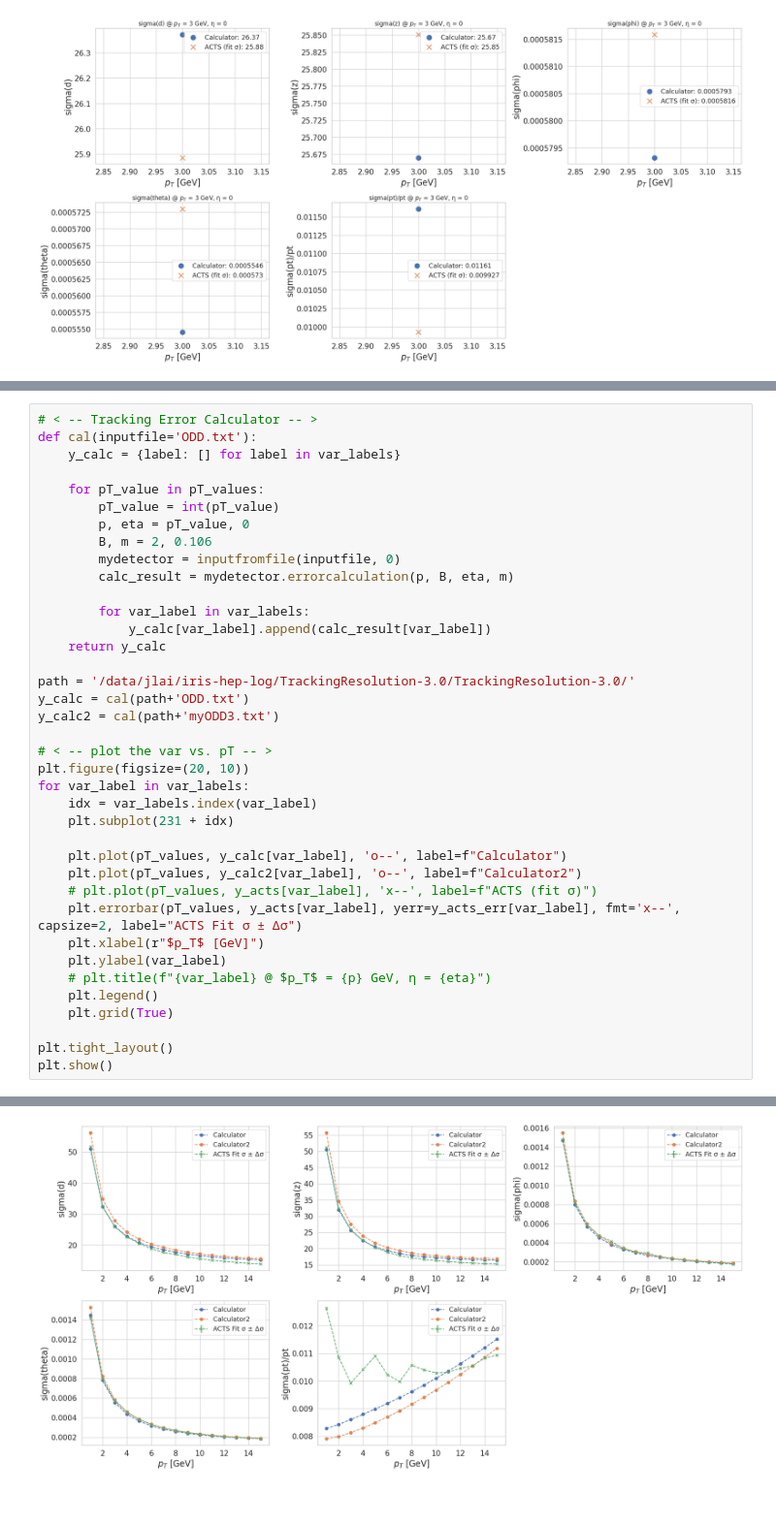
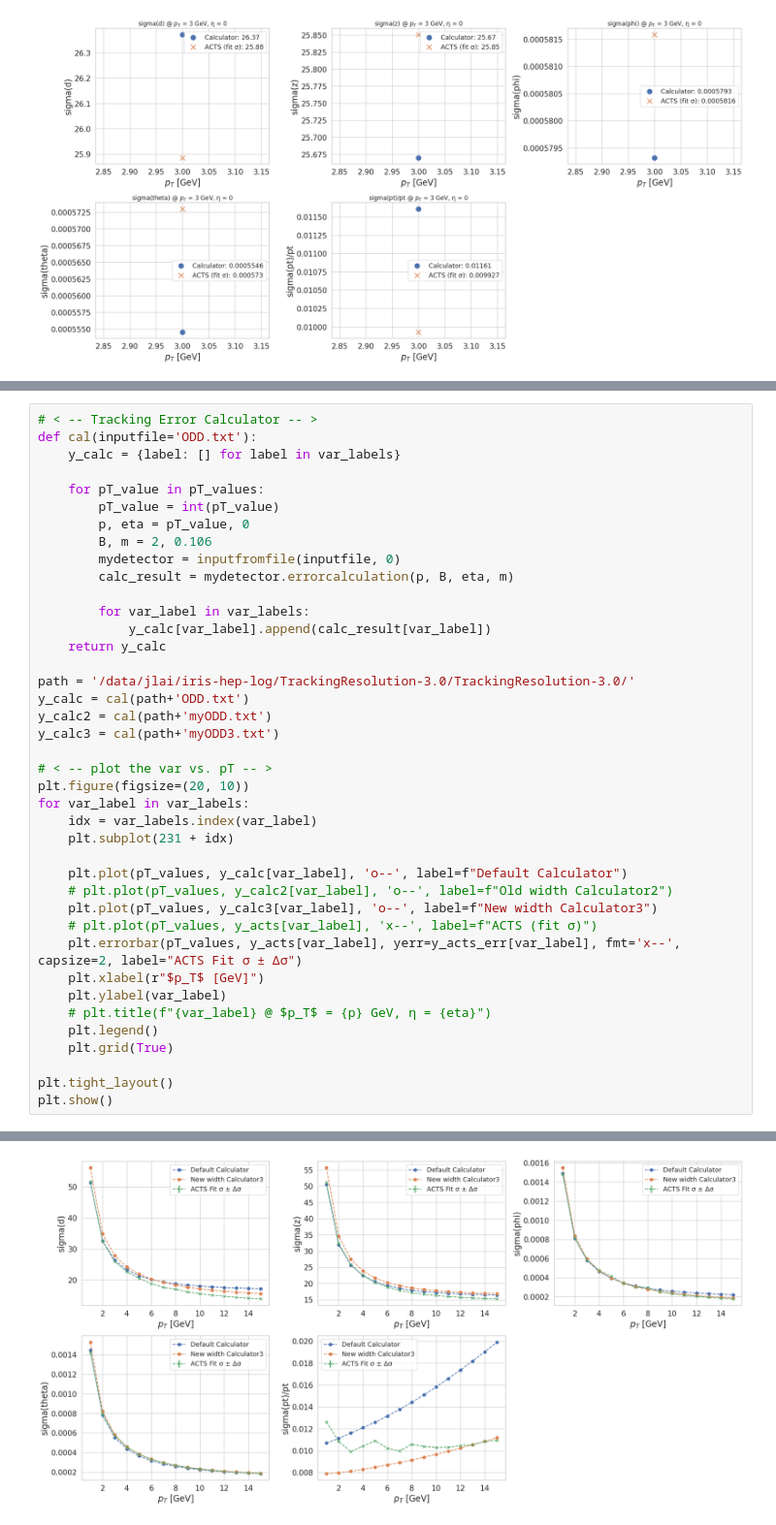
Before and after one commit to dlai211/iris-hep-log, a Jupyter notebook: code/track_parameter_vs_pT.ipynb, the cells around one changed output, grey strips where cells are left out. Shown: that part at 97% size. Cells and saved outputs as stored; diff of their text form.

```diff
--- a/code/track_parameter_vs_pT.ipynb
+++ b/code/track_parameter_vs_pT.ipynb
@@ -220,7 +243,8 @@ def cal(inputfile='ODD.txt'):
 
 path = '/data/jlai/iris-hep-log/TrackingResolution-3.0/TrackingResolution-3.0/'
 y_calc = cal(path+'ODD.txt')
-y_calc2 = cal(path+'myODD3.txt')
+y_calc2 = cal(path+'myODD.txt')
+y_calc3 = cal(path+'myODD3.txt')
 
 # < -- plot the var vs. pT -- >
 plt.figure(figsize=(20, 10))
@@ -228,8 +252,9 @@ for var_label in var_labels:
     idx = var_labels.index(var_label)
     plt.subplot(231 + idx)
 
-    plt.plot(pT_values, y_calc[var_label], 'o--', label=f"Calculator")
-    plt.plot(pT_values, y_calc2[var_label], 'o--', label=f"Calculator2")
+    plt.plot(pT_values, y_calc[var_label], 'o--', label=f"Default Calculator")
+    # plt.plot(pT_values, y_calc2[var_label], 'o--', label=f"Old width Calculator2")
+    plt.plot(pT_values, y_calc3[var_label], 'o--', label=f"New width Calculator3")
     # plt.plot(pT_values, y_acts[var_label], 'x--', label=f"ACTS (fit σ)")
     plt.errorbar(pT_values, y_acts[var_label], yerr=y_acts_err[var_label], fmt='x--', capsize=2, label="ACTS Fit σ ± Δσ")
     plt.xlabel(r"$p_T$ [GeV]")
@@ -261 +286 @@ Successfully read 11 layers
-[figure, old version]
+[figure, new version]
```
Also changed, not shown: parts of 3 cells of this notebook, 2 other files.
